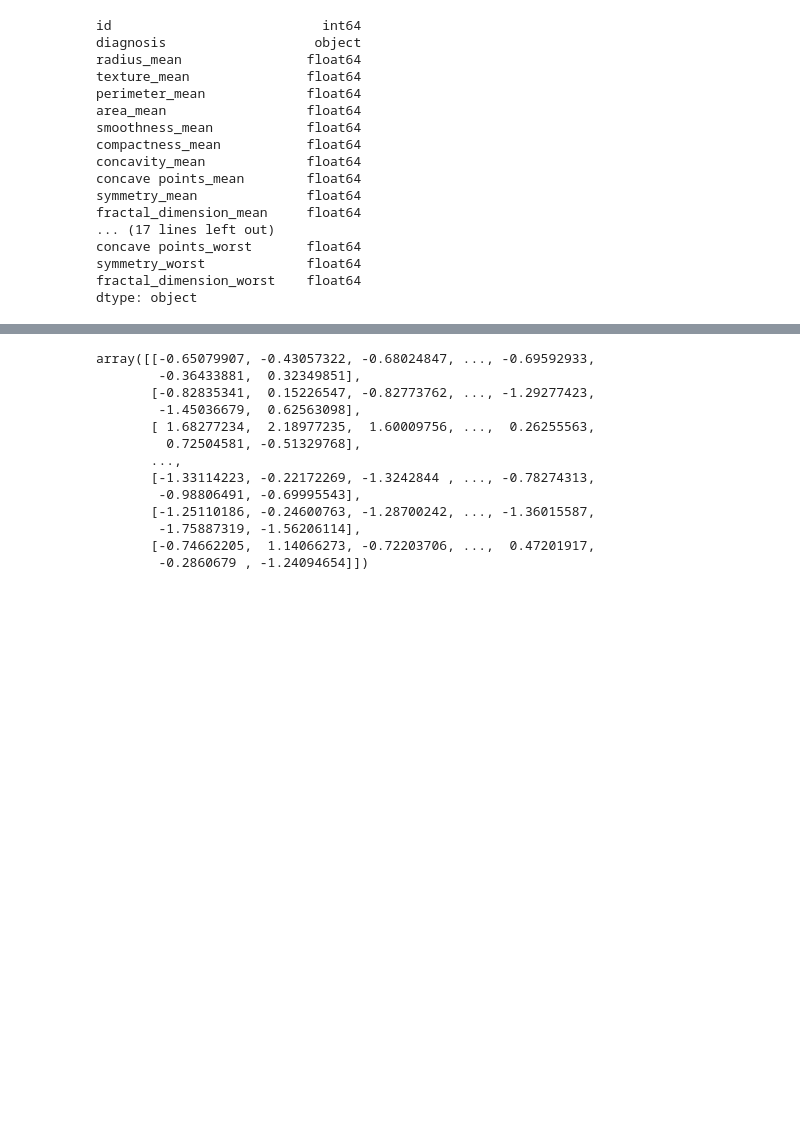
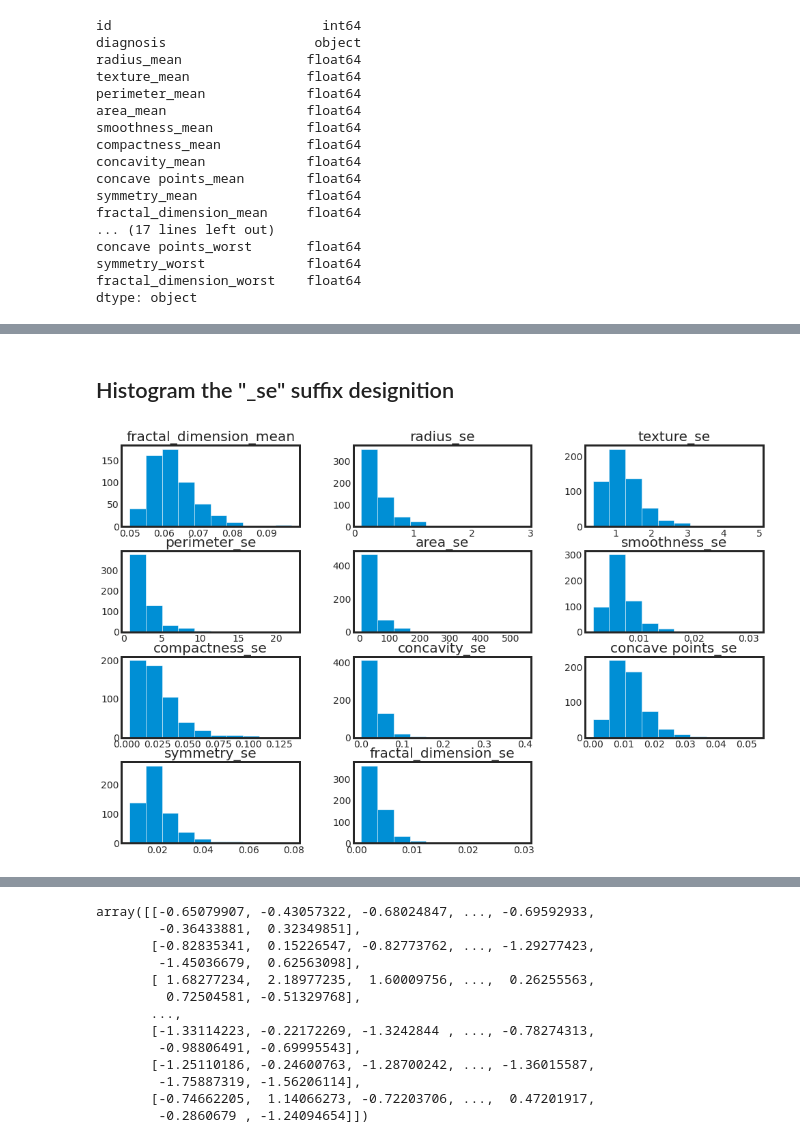
Before and after one commit to shoaibnadafgit/BreastCancer_Prediction, a Jupyter notebook: BreastCancer.ipynb, the cells around one changed output, grey strips where cells are left out. Saved outputs shown, nothing was run; the diff lists cells and outputs as text; code cells hidden in the pictures; blank space fills up the shorter version.

```diff
--- a/BreastCancer.ipynb
+++ b/BreastCancer.ipynb
@@ -129,0 +227,6 @@ array([1, 1, 1, 1, 1, 1, 1, 1, 1, 1, 1, 1, 1, 1, 1, 1, 1, 1, 1, 0, 0, 0,
+# %% [markdown]
+## Histogram the "_se" suffix designition
+# %%
+hist_se=data_se.hist(bins=10, figsize=(15, 10),grid=False,)
+# %% [output]
+[figure, added]
```
Also changed, not shown: parts of 47 cells of this notebook.
